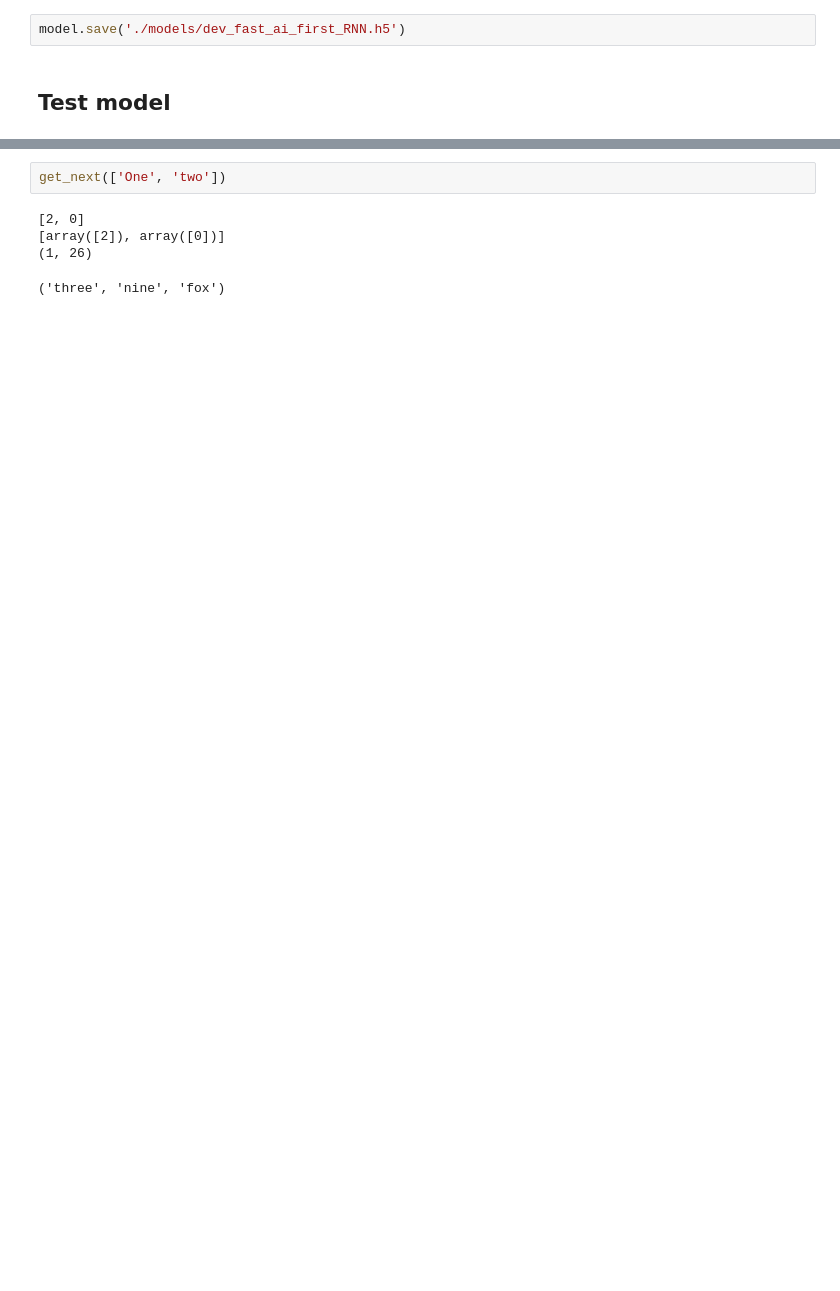
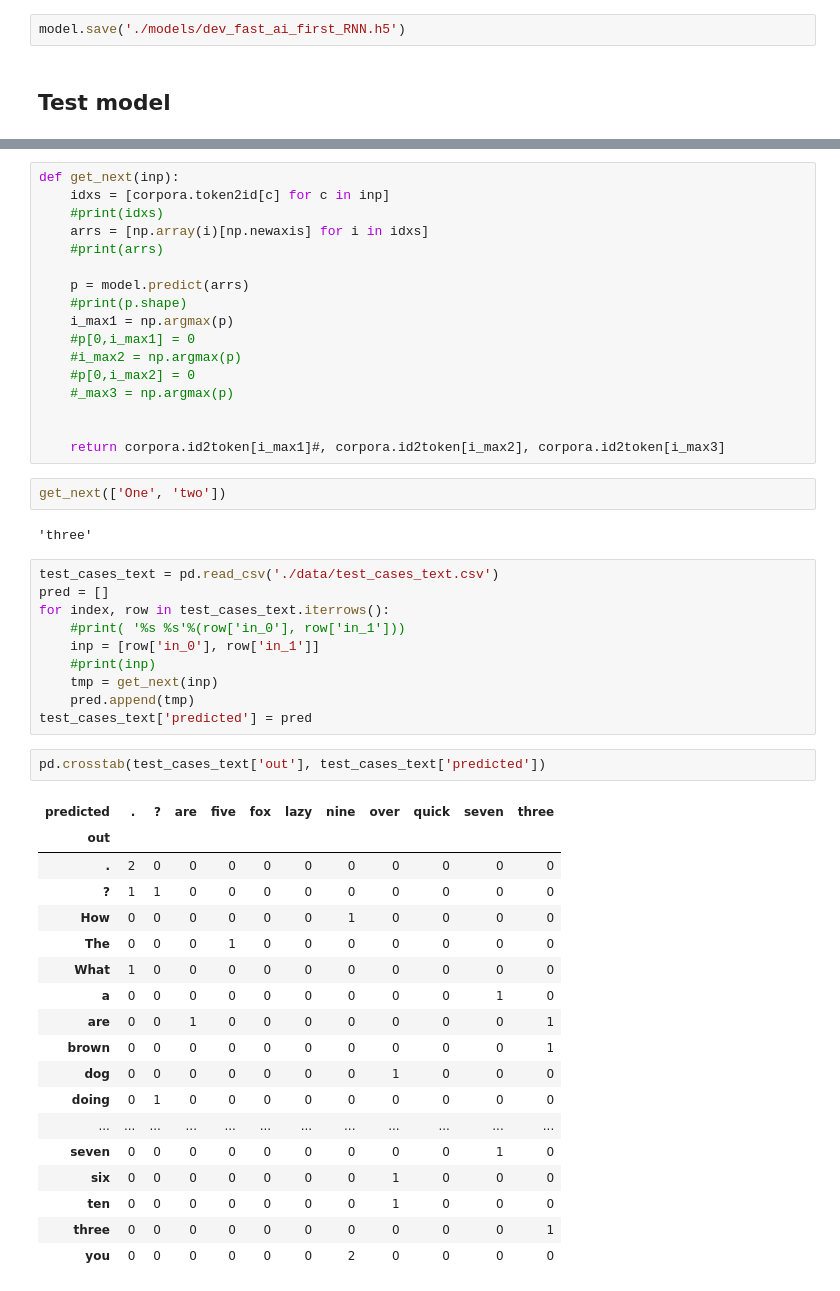
Before and after one commit to Aleksey-Movchanyuk/quantum, a Jupyter notebook: nlp_models/dev_fast_ai_first_RNN.ipynb, the cells around one changed output, grey strips where cells are left out. Saved outputs shown, nothing was run; the diff lists cells and outputs as text; blank space fills up the shorter version.

Commit message:
Add test samples

```diff
--- a/nlp_models/dev_fast_ai_first_RNN.ipynb
+++ b/nlp_models/dev_fast_ai_first_RNN.ipynb
@@ -152,10 +153,55 @@ def get_next(inp):
 
 
     return corpora.id2token[i_max1], corpora.id2token[i_max2], corpora.id2token[i_max3]
+# %%
+def get_next(inp):
+    idxs = [corpora.token2id[c] for c in inp]
+    #print(idxs)
+    arrs = [np.array(i)[np.newaxis] for i in idxs]
+    #print(arrs)
+
+    p = model.predict(arrs)
+    #print(p.shape)
+    i_max1 = np.argmax(p)
+    #p[0,i_max1] = 0
+    #i_max2 = np.argmax(p)
+    #p[0,i_max2] = 0
+    #_max3 = np.argmax(p)
+
+
+    return corpora.id2token[i_max1]#, corpora.id2token[i_max2], corpora.id2token[i_max3]
 # %%
 get_next(['One', 'two'])
 # %% [output]
-[2, 0]
-[array([2]), array([0])]
-(1, 26)
+'three'
-('three', 'nine', 'fox')
+# %%
+test_cases_text = pd.read_csv('./data/test_cases_text.csv')
+pred = []
+for index, row in test_cases_text.iterrows():
+    #print( '%s %s'%(row['in_0'], row['in_1']))
+    inp = [row['in_0'], row['in_1']]
+    #print(inp)
+    tmp = get_next(inp)
+    pred.append(tmp)
+test_cases_text['predicted'] = pred
+# %%
+pd.crosstab(test_cases_text['out'], test_cases_text['predicted'])
+# %% [output]
+| predicted | . | ? | are | five | fox | lazy | nine | over | quick | seven | three |
+| out |  |  |  |  |  |  |  |  |  |  |  |
+| . | 2 | 0 | 0 | 0 | 0 | 0 | 0 | 0 | 0 | 0 | 0 |
+| ? | 1 | 1 | 0 | 0 | 0 | 0 | 0 | 0 | 0 | 0 | 0 |
+| How | 0 | 0 | 0 | 0 | 0 | 0 | 1 | 0 | 0 | 0 | 0 |
+| The | 0 | 0 | 0 | 1 | 0 | 0 | 0 | 0 | 0 | 0 | 0 |
+| What | 1 | 0 | 0 | 0 | 0 | 0 | 0 | 0 | 0 | 0 | 0 |
+| a | 0 | 0 | 0 | 0 | 0 | 0 | 0 | 0 | 0 | 1 | 0 |
+| are | 0 | 0 | 1 | 0 | 0 | 0 | 0 | 0 | 0 | 0 | 1 |
+| brown | 0 | 0 | 0 | 0 | 0 | 0 | 0 | 0 | 0 | 0 | 1 |
+| dog | 0 | 0 | 0 | 0 | 0 | 0 | 0 | 1 | 0 | 0 | 0 |
+| doing | 0 | 1 | 0 | 0 | 0 | 0 | 0 | 0 | 0 | 0 | 0 |
+| ... | ... | ... | ... | ... | ... | ... | ... | ... | ... | ... | ... |
+| seven | 0 | 0 | 0 | 0 | 0 | 0 | 0 | 0 | 0 | 1 | 0 |
+| six | 0 | 0 | 0 | 0 | 0 | 0 | 0 | 1 | 0 | 0 | 0 |
+| ten | 0 | 0 | 0 | 0 | 0 | 0 | 0 | 1 | 0 | 0 | 0 |
+| three | 0 | 0 | 0 | 0 | 0 | 0 | 0 | 0 | 0 | 0 | 1 |
+| you | 0 | 0 | 0 | 0 | 0 | 0 | 2 | 0 | 0 | 0 | 0 |
```
Also changed, not shown: parts of 6 cells of this notebook, 11 other files.
